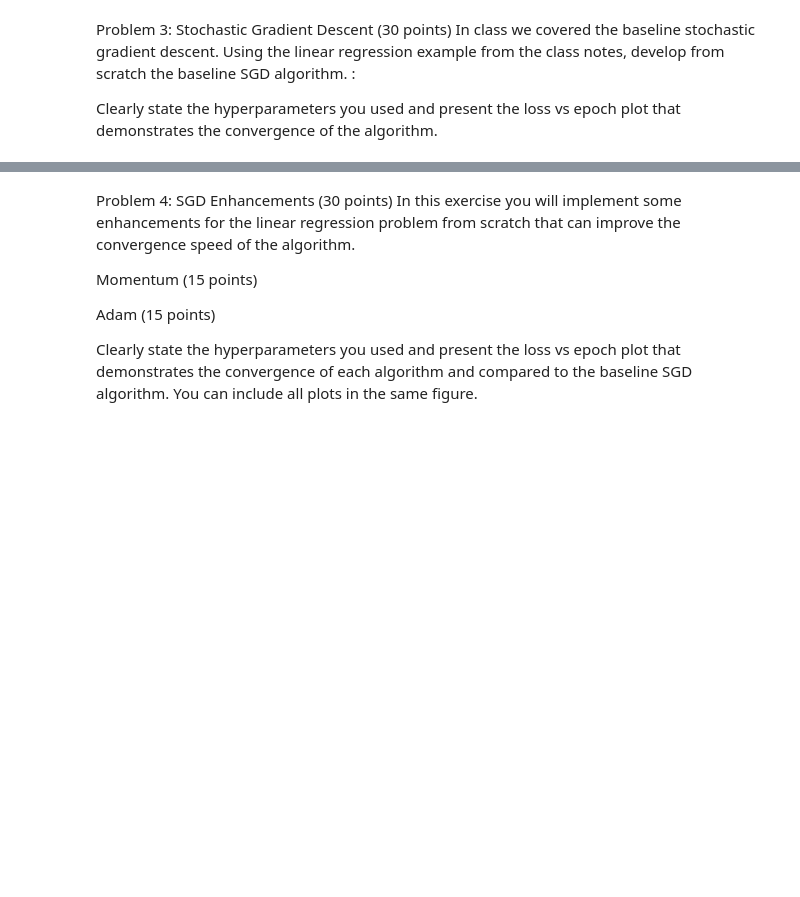
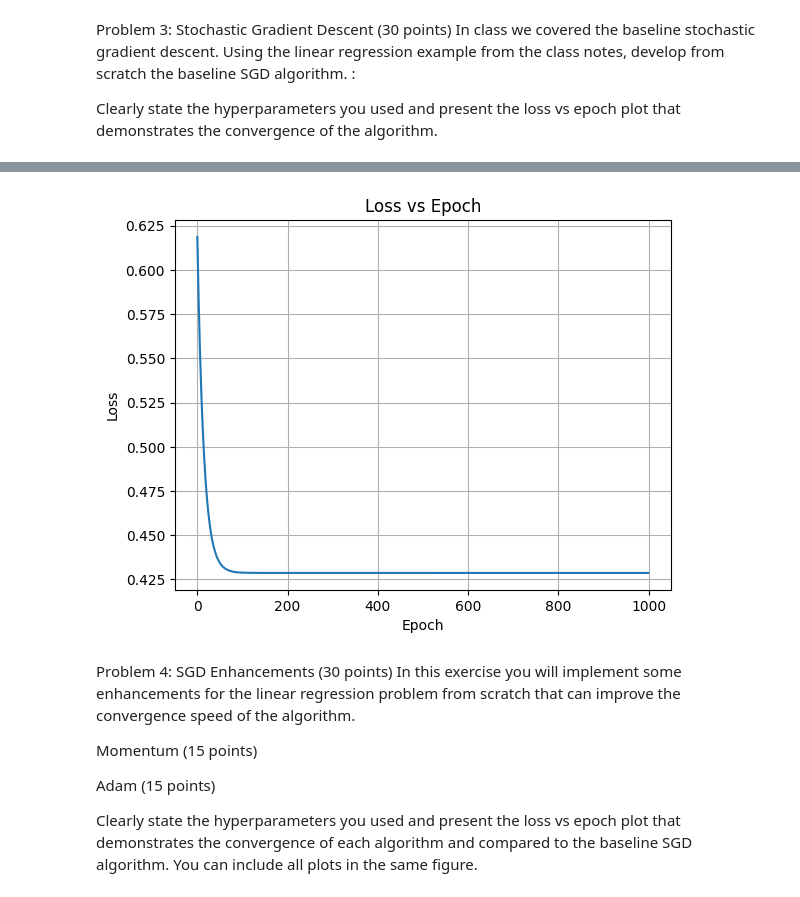
Before and after one commit to SandeebAdhikari/Introduction_to_AI, a Jupyter notebook: assignment-2/Assignment1_Part2_Outputs.ipynb, the cells around one changed output, grey strips where cells are left out. Drawn from its saved outputs; the diff is of its cells as text; code cells hidden in the pictures; blank space fills up the shorter version.

```diff
--- a/assignment-2/Assignment1_Part2_Outputs.ipynb
+++ b/assignment-2/Assignment1_Part2_Outputs.ipynb
@@ -62,3 +8,77 @@ plt.show()
+# %%
+import numpy as np
+import matplotlib.pyplot as plt
+
+# Define the linear regression model
+class LinearRegression:
+    def __init__(self):
+        self.w = None
+
+    def forward(self, x):
+        return np.dot(x, self.w)
+
+    def compute_loss(self, y_pred, y_true):
+        return np.mean((y_pred - y_true) ** 2)
+
+    def backward(self, x, y_pred, y_true):
+        return np.dot(x.T, y_pred - y_true) / len(x)
+
+    def update_parameters(self, gradient, learning_rate):
+        self.w -= learning_rate * gradient
+
+# Define the training data generation function
+def create_toy_data(func, sample_size, std, domain=None):
+    if domain is None:
+        domain = [0, 1]
+    x = np.linspace(domain[0], domain[1], sample_size)
+    np.random.shuffle(x)
+    y = func(x) + np.random.normal(scale=std, size=x.shape)
+    return x, y
+
+def sinusoidal(x):
+    return np.sin(2 * np.pi * x)
+
+# Generate training data
+x_train, y_train = create_toy_data(sinusoidal, 10, 0.25)
+
+# Define hyperparameters
+learning_rate = 0.01
+epochs = 1000
+
+# Initialize linear regression model
+model = LinearRegression()
+model.w = np.random.randn(1)  # Initialize weights randomly
+
+# Training loop
+loss_history = []
+for epoch in range(epochs):
+    # Shuffle the training data
+    indices = np.random.permutation(len(x_train))
+    x_train_shuffled = x_train[indices]
+    y_train_shuffled = y_train[indices]
+
+    # Iterate through each sample in the training data
+    for x, y_true in zip(x_train_shuffled, y_train_shuffled):
+        x = np.array([x])  # Convert x to a 2D array
+        y_pred = model.forward(x)
+        loss = model.compute_loss(y_pred, y_true)
+        gradient = model.backward(x, y_pred, y_true)
+        model.update_parameters(gradient, learning_rate)
+
+    # Compute loss at the end of each epoch
+    y_pred_epoch = model.forward(x_train[:, np.newaxis])
+    loss_epoch = model.compute_loss(y_pred_epoch, y_train)
+    loss_history.append(loss_epoch)
+
+# Plot loss versus epoch
+plt.plot(loss_history)
+plt.xlabel('Epoch')
+plt.ylabel('Loss')
+plt.title('Loss vs Epoch')
+plt.grid(True)
+plt.show()
+# %% [output]
+[figure, added]
 # %% [markdown]
 Problem 4: SGD Enhancements (30 points)
 In this exercise you will implement some enhancements for the linear regression problem from scratch that can improve the convergence speed of the algorithm.
```
Also changed, not shown: parts of 3 cells of this notebook.
